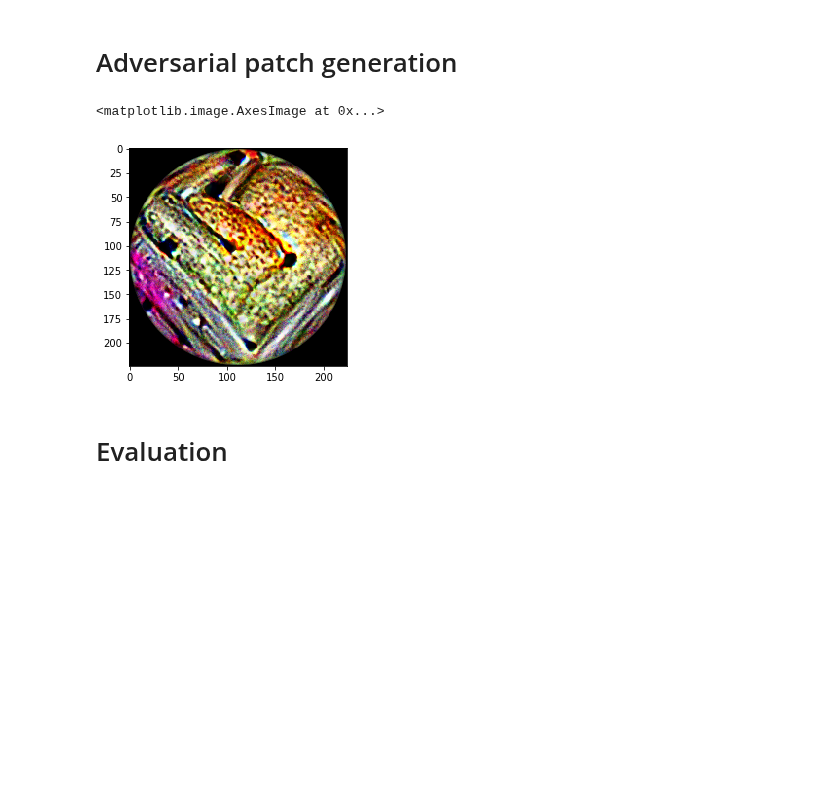
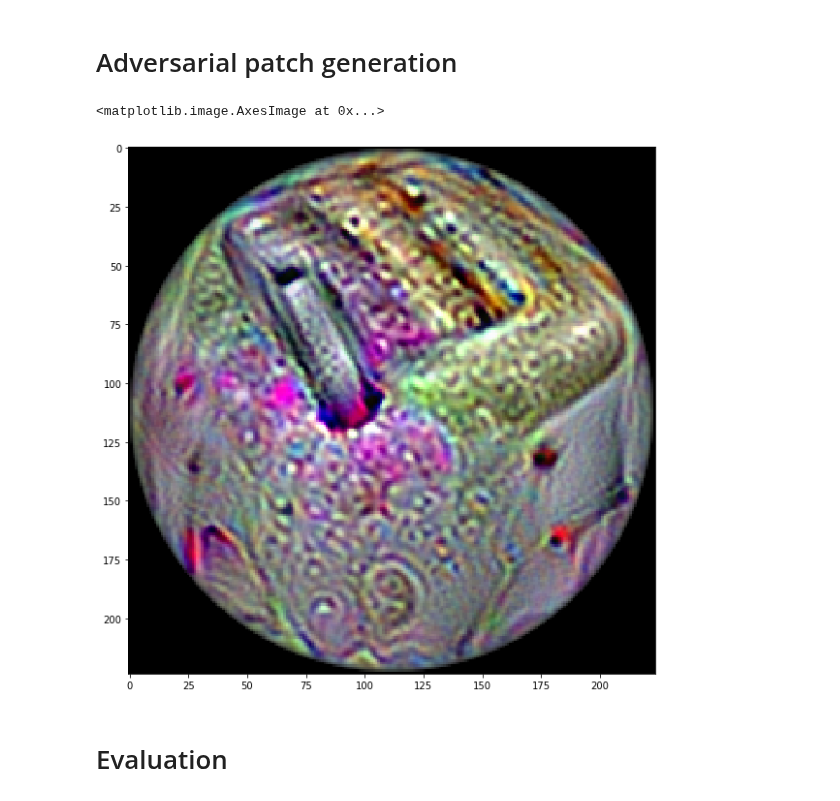
Before and after one commit to Trusted-AI/adversarial-robustness-toolbox, a Jupyter notebook: notebooks/attack_adversarial_patch.ipynb, the cells around one changed output. Saved outputs shown, nothing was run; the diff lists cells and outputs as text; code cells hidden in the pictures; blank space fills up the shorter version.

Commit message:
Update Adversarial Patch notebook
Signed-off-by: Beat Buesser <beat.buesser@ie.ibm.com>
Signed-off-by: Ambrish Rawat <ambrish.rawat@ie.ibm.com>

```diff
--- a/notebooks/attack_adversarial_patch.ipynb
+++ b/notebooks/attack_adversarial_patch.ipynb
@@ -48,8 +53,13 @@ _image_input = tf.keras.Input(shape=image_shape)
 _target_ys = tf.placeholder(tf.float32, shape=(None, 1000))
 model = tf.keras.applications.resnet50.ResNet50(input_tensor=_image_input, weights='imagenet')
 _logits = model.outputs[0].op.inputs[0]
-target_loss = tf.reduce_mean(tf.nn.softmax_cross_entropy_with_logits(labels=_target_ys, logits=_logits))
+# target_loss = tf.reduce_mean(tf.nn.softmax_cross_entropy_with_logits(labels=_target_ys, logits=_logits))
+target_loss = tf.nn.softmax_cross_entropy_with_logits(labels=_target_ys, logits=_logits)
 
-tfc = TensorFlowClassifier(clip_values=(0, 1), input_ph=_image_input, labels_ph=_target_ys, output=_logits,
-                   sess=sess, loss=target_loss)
+mean_b = 103.939
+mean_g = 116.779
+mean_r = 123.680
+
+tfc = TensorFlowClassifier(clip_values=(0, 255), input_ph=_image_input, labels_ph=_target_ys, output=_logits,
+                   sess=sess, loss=target_loss, preprocessing=([mean_b, mean_g, mean_r], 1))
 # %% [output]
@@ -64,26 +79,25 @@ See `tf.nn.softmax_cross_entropy_with_logits_v2`.
 # Imagenet training images
 # %%
 images_list = list()
-target_image = None
 
 for image_path in imagenet_stubs.get_image_paths():
     im = image.load_img(image_path, target_size=(224, 224))
     im = image.img_to_array(im)
+    im = im[:, :, ::-1].astype(np.float32)
     im = np.expand_dims(im, axis=0)
-    im = preprocess_input(im)
+    images_list.append(im)
 
-    if image_path.endswith(target_image_name):
-        target_image = im
-    else:
-        images_list.append(im)
-
-images = random.sample(images_list, batch_size)
-images = np.concatenate(images, axis=0)
+images = np.vstack(images_list)
 # %% [markdown]
 # Adversarial patch generation
 # %%
-ap = AdversarialPatch(classifier=tfc, target=name_to_label('toaster'), rotation_max=rotation_max,
-                      scale_min=scale_min, scale_max=scale_max, learning_rate=learning_rate, max_iter=max_iter,
-                      batch_size=batch_size, clip_patch=[(-103.939, 255.0 - 103.939), (-116.779, 255.0 - 116.779),
-                                                         (-123.680, 255.0 - 123.680)])
-patch, patch_mask = ap.generate(x=images)
+ap = AdversarialPatch(classifier=tfc, rotation_max=rotation_max, scale_min=scale_min, scale_max=scale_max,
+                      learning_rate=learning_rate, max_iter=max_iter, batch_size=batch_size)
+
+label = name_to_label(target_name)
+y_one_hot = np.zeros(1000)
+y_one_hot[label] = 1.0
+# y_target = np.tile(y_one_hot, (batch_size, 1))
+y_target = np.tile(y_one_hot, (images.shape[0], 1))
+
+patch, patch_mask = ap.generate(x=images, y=y_target)
@@ -97,8 +104,8 @@ def from_keras(x):
 # %%
-plt.imshow((from_keras(patch) * patch_mask).astype(np.uint))
+plt.imshow((patch[:, :, ::-1] * patch_mask).astype(np.uint8))
 # %% [output]
 <matplotlib.image.AxesImage at 0x...>
-[figure, old version]
+[figure, new version]
 # %% [markdown]
 # Evaluation
 # %%
```
Also changed, not shown: parts of 9 cells of this notebook, 1 other file.
